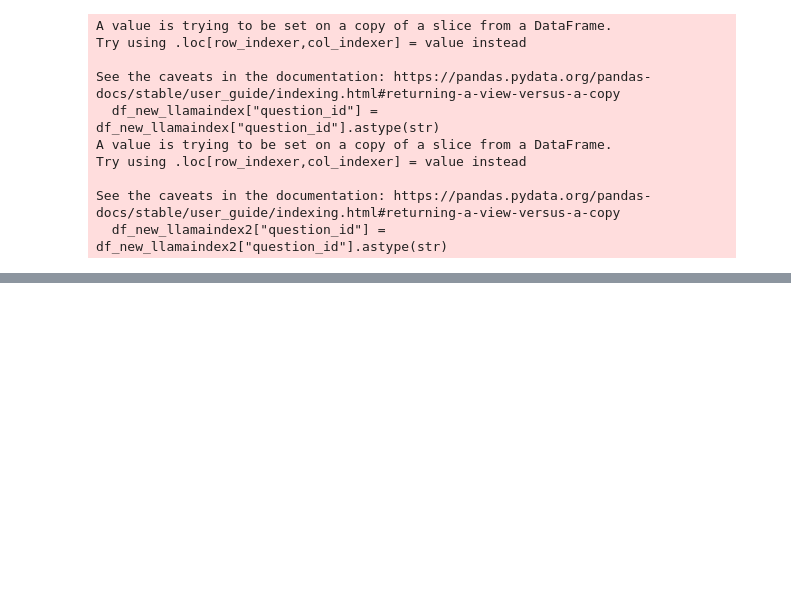
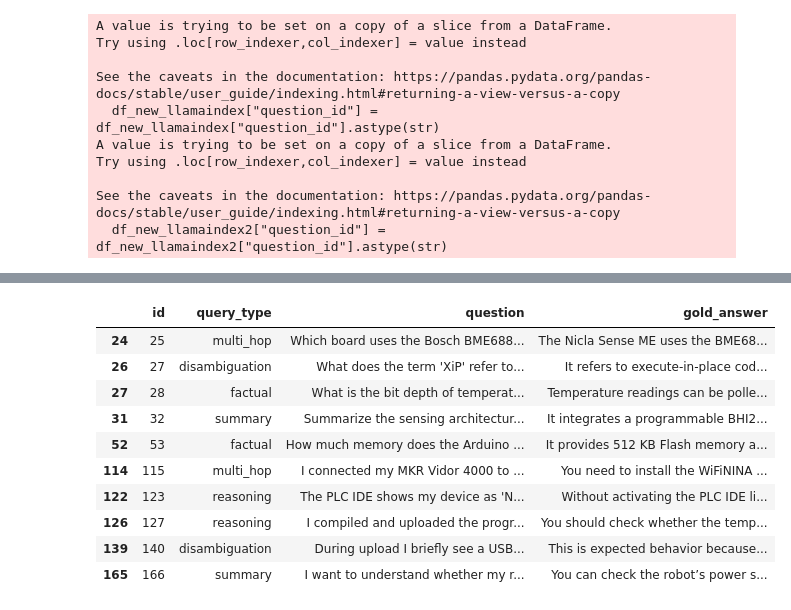
Before and after one commit to nasibatuychieva/master_thesis-rag, a Jupyter notebook: main/evaluation/judge_results/check_results.ipynb, the cells around one changed output, grey strips where cells are left out. Cells and saved outputs as stored; diff of their text form; code cells hidden in the pictures; blank space fills up the shorter version.

```diff
--- a/main/evaluation/judge_results/check_results.ipynb
+++ b/main/evaluation/judge_results/check_results.ipynb
@@ -1283,0 +1540,55 @@ with GraphDatabase.driver(URI, auth=AUTH) as driver:
+# %%
+import pandas as pd
+from pathlib import Path
+import os
+from dotenv import load_dotenv, find_dotenv
+load_dotenv(find_dotenv())
+PROJECT_ROOT = Path(os.getenv("PROJECT_ROOT")).expanduser().resolve()
+
+INPUT_PATH = (
+    PROJECT_ROOT
+    / "main"
+    / "evaluation"
+    / "evaluation_datasets"
+    / "golden_answers_dataset.jsonl"
+)
+OUTPUT_PATH = (
+    PROJECT_ROOT
+    / "main"
+    / "evaluation"
+    / "evaluation_datasets"
+    / "golden_answers_dataset_filtered_short.jsonl"
+)
+df_gold = pd.read_json(INPUT_PATH, lines=True)
+
+# sicherstellen, dass IDs vergleichbar sind
+df_gold["id"] = pd.to_numeric(df_gold["id"], errors="coerce")
+worst_overall["question_id"] = pd.to_numeric(worst_overall["question_id"], errors="coerce")
+
+# ------------------------------------------------------------
+# 2) Nur die schlechtesten question_ids selektieren
+# ------------------------------------------------------------
+worst_ids = worst_overall["question_id"].dropna().unique()
+
+df_worst_gold = df_gold[df_gold["id"].isin(worst_ids)].copy()
+
+# ------------------------------------------------------------
+# 3) Schema NICHT verändern, nur speichern
+# ------------------------------------------------------------
+
+
+#print(f"Saved {len(df_worst_gold)} worst-case questions to: {OUTPUT_PATH}")
+
+df_worst_gold.head(10)
+# %% [output]
+|  | id | query_type | question | gold_answer |
+| 24 | 25 | multi_hop | Which board uses the Bosch BME688... | The Nicla Sense ME uses the BME68... |
+| 26 | 27 | disambiguation | What does the term 'XiP' refer to... | It refers to execute-in-place cod... |
+| 27 | 28 | factual | What is the bit depth of temperat... | Temperature readings can be polle... |
+| 31 | 32 | summary | Summarize the sensing architectur... | It integrates a programmable BHI2... |
+| 52 | 53 | factual | How much memory does the Arduino ... | It provides 512 KB Flash memory a... |
+| 114 | 115 | multi_hop | I connected my MKR Vidor 4000 to ... | You need to install the WiFiNINA ... |
+| 122 | 123 | reasoning | The PLC IDE shows my device as 'N... | Without activating the PLC IDE li... |
+| 126 | 127 | reasoning | I compiled and uploaded the progr... | You should check whether the temp... |
+| 139 | 140 | disambiguation | During upload I briefly see a USB... | This is expected behavior because... |
+| 165 | 166 | summary | I want to understand whether my r... | You can check the robot’s power s... |
```
Also changed, not shown: parts of 36 cells of this notebook, 35 other files.
